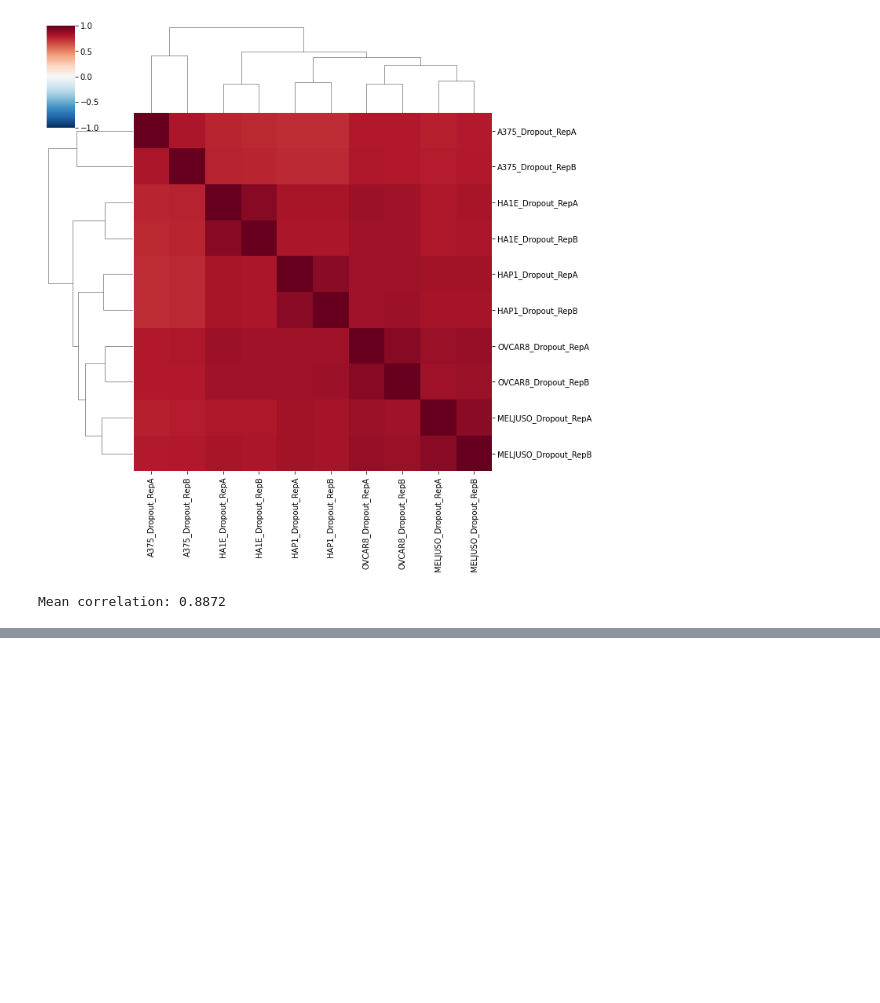
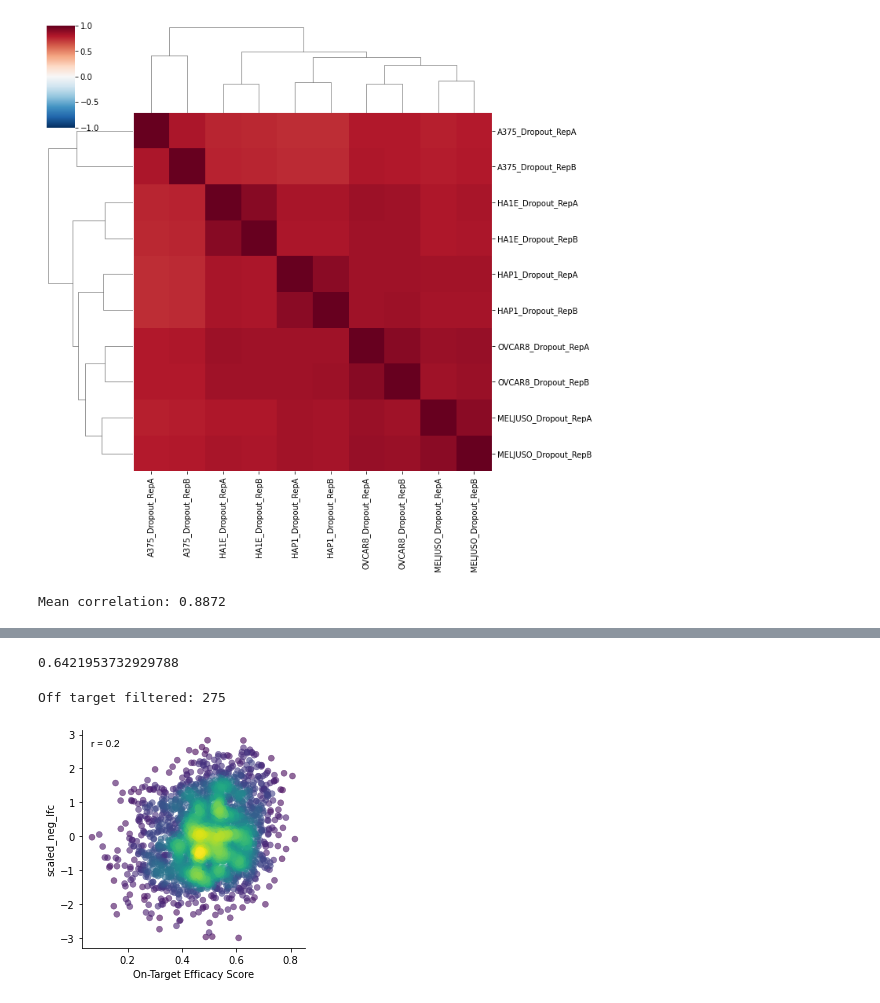
Before and after one commit to gpp-rnd/rs_dev, a Jupyter notebook: code/00_processing_Hanna2020.ipynb, the cells around one changed output, grey strips where cells are left out. Cells and saved outputs as stored; diff of their text form; code cells hidden in the pictures; blank space fills up the shorter version.

Commit message:
code (target_model_lite + be attempt): lite scores for target model and checking rule set 3 scores with BE

```diff
--- a/code/00_processing_Hanna2020.ipynb
+++ b/code/00_processing_Hanna2020.ipynb
@@ -62,15 +62,23 @@ aacc03_design_df = pd.read_parquet('/Volumes/GoogleDrive/Shared drives/GPP Cloud
 aacc03_avg_replicate_lfc_df = pool.average_replicate_lfcs(lfcs=aacc03_lfc_df, guide_col='sgRNA sequence',
                                                           condition_indices=[0], sep='_')
 # %%
+aacc03_design_df['Transcript Base'] = aacc03_design_df['Target Transcript'].str.split('.', expand=True)[0]
 aacc03_lfcs_designs = (aacc03_avg_replicate_lfc_df
                        .merge(aacc03_annotations, how = 'inner', on = 'sgRNA sequence')
                        .rename({'sgRNA sequence': 'sgRNA Sequence',
+                                'sgRNA context sequence': 'sgRNA Context Sequence',
                                 'Gene symbol': 'Target Gene Symbol',
-                                'Ensembl transcript ID': 'Target Transcript'}, axis=1))
-roc_aucs, _ = pool.get_roc_aucs(lfcs=aacc03_lfcs_designs[(aacc03_lfcs_designs['Mutation category'].str
+                                'Ensembl transcript ID': 'Transcript Base',
+                                'Ensembl gene ID': 'Target Gene ID',
+                                'sgRNA strand': 'Orientation'}, axis=1)
+                       .merge(aacc03_design_df, how='inner',
+                              on=['sgRNA Sequence', 'sgRNA Context Sequence',
+                                  'Target Gene Symbol', 'Transcript Base',
+                                  'Target Gene ID', 'Orientation']))
+aacc03_roc_aucs, _ = pool.get_roc_aucs(lfcs=aacc03_lfcs_designs[(aacc03_lfcs_designs['Mutation category'].str
                                                           .contains('Missense|Nonsense', na=False))],
                                 tp_genes=aacc03_tp_genes,
                                 fp_genes=aacc03_fp_genes, gene_col='Target Gene Symbol',
                                 score_col='avg_lfc', condition_col='condition')
-roc_aucs
+aacc03_roc_aucs
 # %% [output]
@@ -78,20 +91,33 @@ KeyError: 'Target Gene Symbol'
 # %%
-roc_aucs['ROC-AUC'].mean()
+aacc03_roc_aucs['ROC-AUC'].mean()
+# %% [output]
+0.6421953732929788
 # %%
-relevant_sgs_designs = lfcs_designs[lfcs_designs['Target Gene Symbol'].isin(tp_genes)]
-filtered_sgs = relevant_sgs_designs[(relevant_sgs_designs['# Off-Target Tier I Match Bin I Matches'] == '0')].copy()
-print('Off target filtered: ' + str(relevant_sgs_designs.shape[0] - filtered_sgs.shape[0]))
+aacc03_relevant_sgs_designs = aacc03_lfcs_designs[aacc03_lfcs_designs['Target Gene Symbol'].isin(aacc03_tp_genes)]
+aacc03_filtered_sgs = aacc03_relevant_sgs_designs[(aacc03_relevant_sgs_designs['# Off-Target Tier I Match Bin I Matches'] == '0')].copy()
+print('Off target filtered: ' + str(aacc03_relevant_sgs_designs.shape[0] - aacc03_filtered_sgs.shape[0]))
+# %% [output]
+Off target filtered: 275
 # %%
-filtered_sgs['neg_lfc'] = -filtered_sgs['avg_lfc']
-filtered_sgs = add_transform_col(df=filtered_sgs,
+aacc03_filtered_sgs['neg_lfc'] = -aacc03_filtered_sgs['avg_lfc']
+aacc03_filtered_sgs = add_transform_col(df=aacc03_filtered_sgs,
                                  col='neg_lfc',
                                  transform_name='yeo-johnson',
                                  transformed_name='scaled_neg_lfc',
                                  group_col=['Target Gene Symbol', 'condition'])
-sg_avg_score = (filtered_sgs.groupby(['sgRNA Sequence', 'sgRNA Context Sequence', 'Target Gene Symbol',
+aacc03_sg_avg_score = (aacc03_filtered_sgs.groupby(['sgRNA Sequence', 'sgRNA Context Sequence', 'Target Gene Symbol',
                                      'Target Cut %', 'On-Target Efficacy Score'])
                 .agg({'scaled_neg_lfc': 'mean'})
                 .reset_index())
-sg_avg_score['scaled_neg_lfc'] = ((sg_avg_score['scaled_neg_lfc'] - sg_avg_score['scaled_neg_lfc'].mean())/
-                                  sg_avg_score['scaled_neg_lfc'].std())
+aacc03_sg_avg_score['scaled_neg_lfc'] = ((aacc03_sg_avg_score['scaled_neg_lfc'] - aacc03_sg_avg_score['scaled_neg_lfc'].mean())/
+                                  aacc03_sg_avg_score['scaled_neg_lfc'].std())
+# %%
+plt.subplots(figsize=(4,4))
+gpplot.point_densityplot(data=aacc03_sg_avg_score,
+                         y='scaled_neg_lfc', x='On-Target Efficacy Score')
+gpplot.add_correlation(data=aacc03_sg_avg_score,
+                       y='scaled_neg_lfc', x='On-Target Efficacy Score')
+sns.despine()
+# %% [output]
+[figure, added]
 # %%
```
Also changed, not shown: parts of 3 cells of this notebook, 10 other files.
